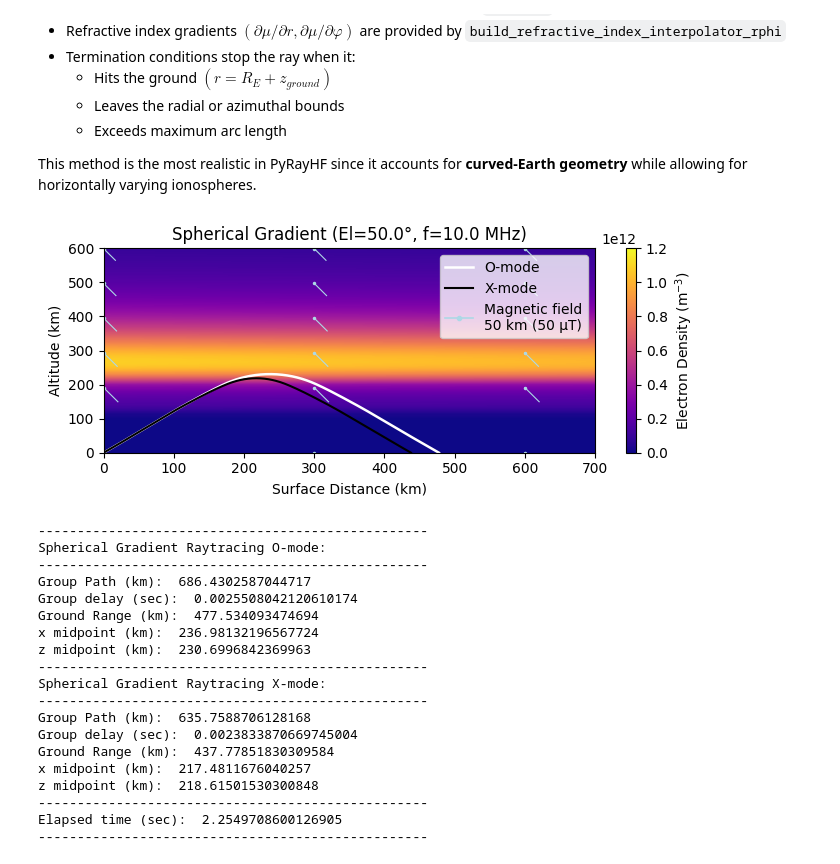
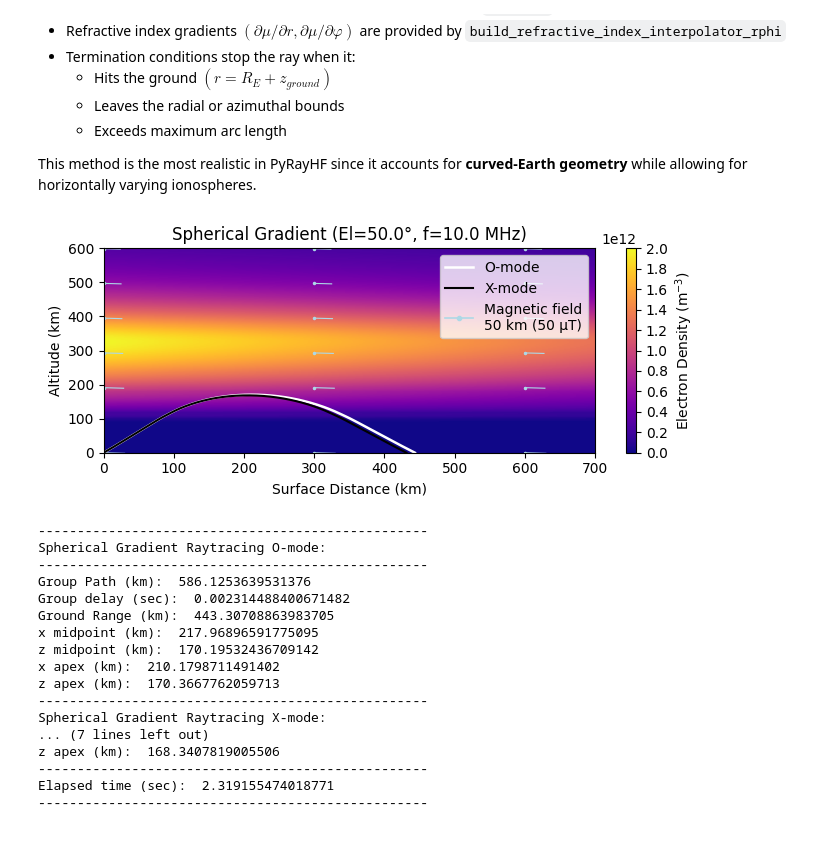
Before and after one commit to victoriyaforsythe/PyRayHF, a Jupyter notebook: docs/tutorials/Example_PyRayHF_Spherical_Gradient.ipynb, the cells around one changed output. Drawn from its saved outputs; the diff is of its cells as text; code cells hidden in the pictures.

```diff
--- a/docs/tutorials/Example_PyRayHF_Spherical_Gradient.ipynb
+++ b/docs/tutorials/Example_PyRayHF_Spherical_Gradient.ipynb
@@ -93,7 +93,7 @@ Babs_grid = np.tile(Babs[:, np.newaxis], (1, nx))
 bpsi_grid = np.tile(bpsi[:, np.newaxis], (1, nx))
 
 # Add some gradient to it
-Ne_gradient = Ne_grid * (1.0 - 0.1 * (Xg / Xg.max()))
+Ne_gradient = Ne_grid * (1.0 - 0.5 * (Xg / Xg.max()))
 
 # Start the timer to time the code
 start_time = time.perf_counter()
@@ -164,7 +164,7 @@ ax.set_ylabel('Altitude (km)')
 ax.set_xlabel('Surface Distance (km)')
 
 # --- Electron density background
-vmin, vmax = 0, 1.2e12
+vmin, vmax = 0, 2e12
 color_ticks = np.arange(vmin, vmax + 2e11, 2e11)
 pc = ax.pcolormesh(Xg, Zg, Ne_gradient, shading='auto',
                    cmap='plasma', vmin=vmin, vmax=vmax)
@@ -210,50 +210,52 @@ plt.colorbar(pc, label='Electron Density (m$^{-3}$)', ax=ax, ticks=color_ticks)
 ax.legend(handles=[line_O, line_X, legend_line], loc='upper right')
 
 plt.tight_layout()
 plt.savefig(local_dir + 'Spherical_Gradient.png',
             dpi=300, bbox_inches='tight', facecolor='white')
 plt.show()
 
 # Print diagnostics
 print('--------------------------------------------------')
 print('Spherical Gradient Raytracing O-mode:')
 print('--------------------------------------------------')
 print('Group Path (km): ', result_O['group_path_km'])
 print('Group delay (sec): ', result_O['group_delay_sec'])
 print('Ground Range (km): ', result_O['ground_range_km'])
 print('x midpoint (km): ', result_O['x_midpoint'])
 print('z midpoint (km): ', result_O['z_midpoint'])
+print('x apex (km): ', result_O['x_apex_km'])
+print('z apex (km): ', result_O['z_apex_km'])
 
 print('--------------------------------------------------')
 print('Spherical Gradient Raytracing X-mode:')
 print('--------------------------------------------------')
 print('Group Path (km): ', result_X['group_path_km'])
 print('Group delay (sec): ', result_X['group_delay_sec'])
 print('Ground Range (km): ', result_X['ground_range_km'])
 print('x midpoint (km): ', result_X['x_midpoint'])
 print('z midpoint (km): ', result_X['z_midpoint'])
+print('x apex (km): ', result_X['x_apex_km'])
+print('z apex (km): ', result_X['z_apex_km'])
 
 print('--------------------------------------------------')
 print('Elapsed time (sec): ', elapsed_time)
 print('--------------------------------------------------')
 # %% [output]
-[figure, old version]
+[figure, new version]
 --------------------------------------------------
 Spherical Gradient Raytracing O-mode:
 --------------------------------------------------
-Group Path (km):  686.4302587044717
-Group delay (sec):  0.0025508042120610174
-Ground Range (km):  477.534093474694
-x midpoint (km):  236.98132196567724
-z midpoint (km):  230.6996842369963
+Group Path (km):  586.1253639531376
+Group delay (sec):  0.002314488400671482
+Ground Range (km):  443.30708863983705
+x midpoint (km):  217.96896591775095
+z midpoint (km):  170.19532436709142
+x apex (km):  210.1798711491402
+z apex (km):  170.3667762059713
 --------------------------------------------------
 Spherical Gradient Raytracing X-mode:
+... (7 lines left out)
+z apex (km):  168.3407819005506
 --------------------------------------------------
-Group Path (km):  635.7588706128168
-Group delay (sec):  0.0023833870669745004
-Ground Range (km):  437.77851830309584
-x midpoint (km):  217.4811676040257
-z midpoint (km):  218.61501530300848
+Elapsed time (sec):  2.319155474018771
 --------------------------------------------------
-Elapsed time (sec):  2.2549708600126905
---------------------------------------------------
```
Also changed, not shown: 8 other files.
